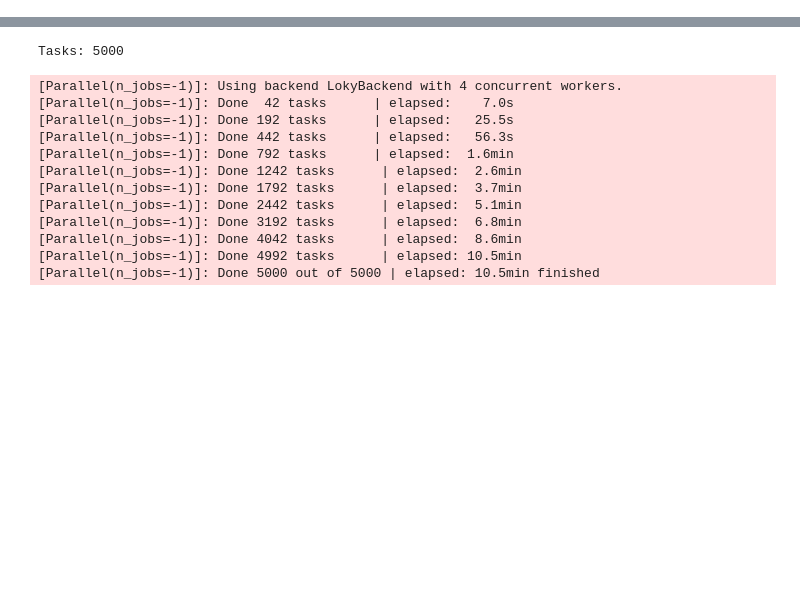
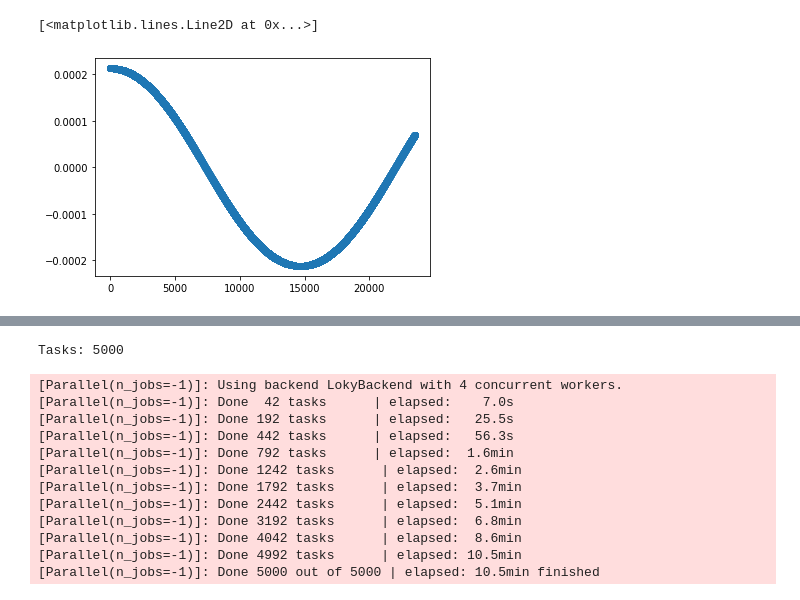
Before and after one commit to ddasilva/disco, a Jupyter notebook: Visualize.ipynb, the cells around one changed output, grey strips where cells are left out. Saved outputs shown, nothing was run; the diff lists cells and outputs as text; code cells hidden in the pictures; blank space fills up the shorter version.

```diff
--- a/Visualize.ipynb
+++ b/Visualize.ipynb
@@ -57,3 +62,8 @@ df.head()
+# %%
+plt.plot(df['t200'], df['vpar200'], 'o-')
+# %% [output]
+[<matplotlib.lines.Line2D at 0x...>]
+[figure, added]
 # %%
 from astropy.constants import R_earth, m_e, c
 from astropy import units
```
Also changed, not shown: parts of 6 cells of this notebook, 2 other files.
